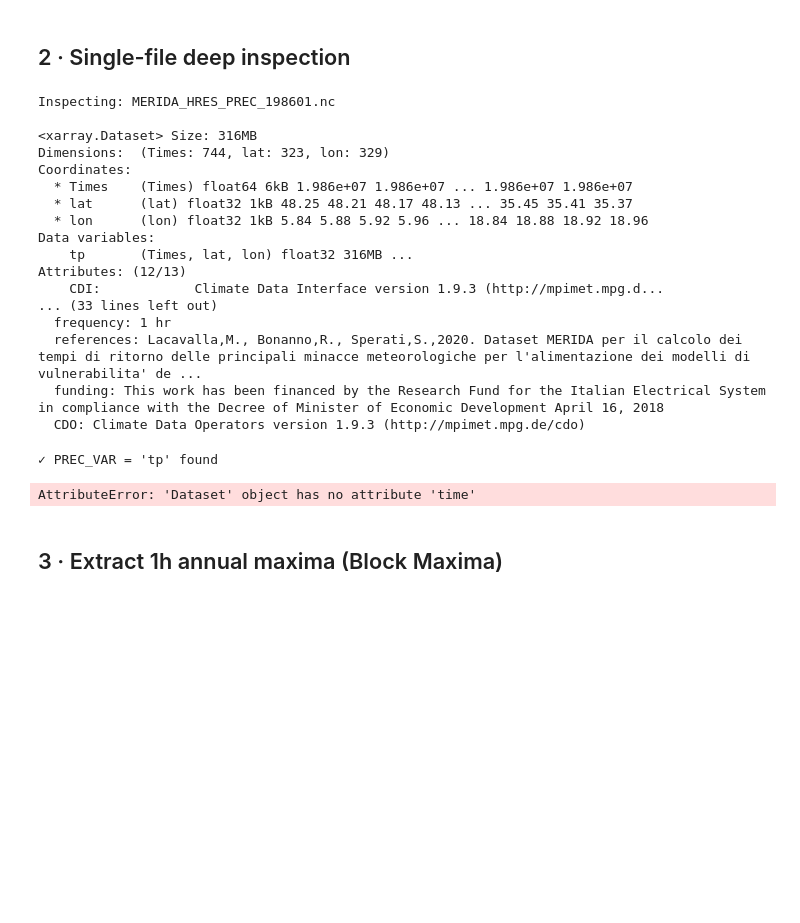
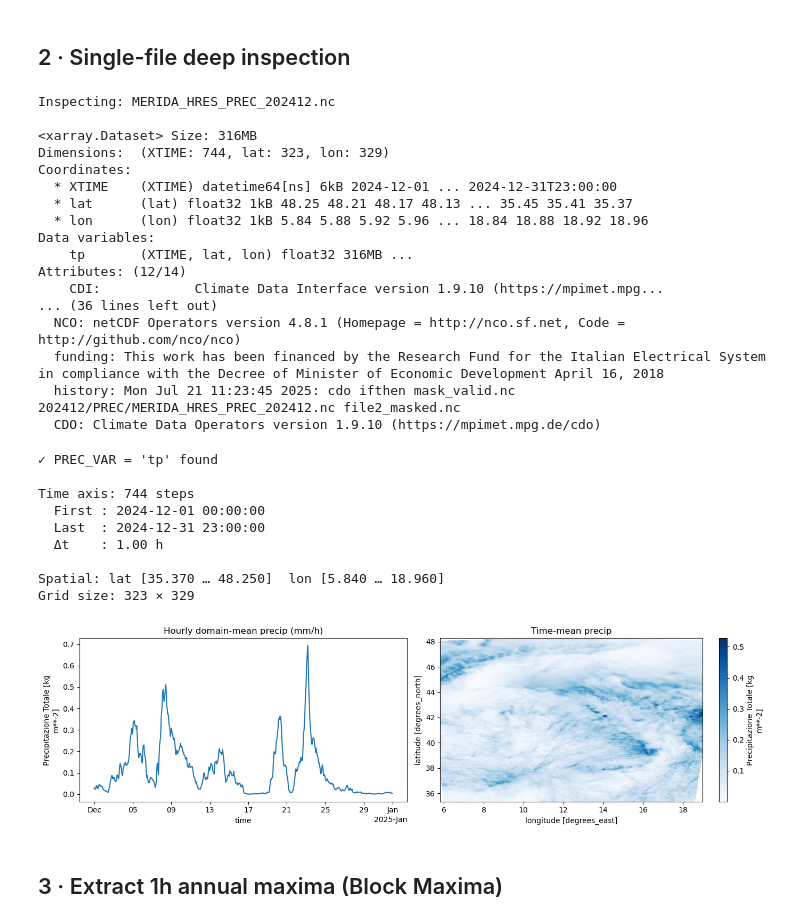
Before and after one commit to carI-Io/hazard-heavy-rain, a Jupyter notebook: MERIDA_HRES_1h_RP_maps_v3.ipynb, the cells around one changed output. Saved outputs shown, nothing was run; the diff lists cells and outputs as text; code cells hidden in the pictures; blank space fills up the shorter version.

```diff
--- a/MERIDA_HRES_1h_RP_maps_v3.ipynb
+++ b/MERIDA_HRES_1h_RP_maps_v3.ipynb
@@ -126,7 +127,7 @@ File size  min=285.7 MB  max=316.3 MB  mean=310.6 MB
 ## 2 · Single-file deep inspection
 # %%
 # Use the first file for inspection; repeat on a 'problem' file if needed
-sample_path = df_inv.iloc[0].path
+sample_path = df_inv.iloc[-1].path
 print(f"Inspecting: {sample_path.name}\n")
 
 ds = xr.open_dataset(sample_path, engine="netcdf4")
@@ -146,23 +147,23 @@ print("\n--- Global attributes ---")
 for k,v in ds.attrs.items():
     print(f"  {k}: {v}")
 # %% [output]
-Inspecting: MERIDA_HRES_PREC_198601.nc
+Inspecting: MERIDA_HRES_PREC_202412.nc
 
 <xarray.Dataset> Size: 316MB
-Dimensions:  (Times: 744, lat: 323, lon: 329)
+Dimensions:  (XTIME: 744, lat: 323, lon: 329)
 Coordinates:
-  * Times    (Times) float64 6kB 1.986e+07 1.986e+07 ... 1.986e+07 1.986e+07
+  * XTIME    (XTIME) datetime64[ns] 6kB 2024-12-01 ... 2024-12-31T23:00:00
   * lat      (lat) float32 1kB 48.25 48.21 48.17 48.13 ... 35.45 35.41 35.37
   * lon      (lon) float32 1kB 5.84 5.88 5.92 5.96 ... 18.84 18.88 18.92 18.96
 Data variables:
-    tp       (Times, lat, lon) float32 316MB ...
-Attributes: (12/13)
-    CDI:            Climate Data Interface version 1.9.3 (http://mpimet.mpg.d...
-... (33 lines left out)
-  frequency: 1 hr
-  references: Lacavalla,M., Bonanno,R., Sperati,S.,2020. Dataset MERIDA per il calcolo dei tempi di ritorno delle principali minacce meteorologiche per l'alimentazione dei modelli di vulnerabilita' de ...
+    tp       (XTIME, lat, lon) float32 316MB ...
+Attributes: (12/14)
+    CDI:            Climate Data Interface version 1.9.10 (https://mpimet.mpg...
+... (36 lines left out)
+  NCO: netCDF Operators version 4.8.1 (Homepage = http://nco.sf.net, Code = http://github.com/nco/nco)
   funding: This work has been financed by the Research Fund for the Italian Electrical System in compliance with the Decree of Minister of Economic Development April 16, 2018
-  CDO: Climate Data Operators version 1.9.3 (http://mpimet.mpg.de/cdo)
+  history: Mon Jul 21 11:23:45 2025: cdo ifthen mask_valid.nc 202412/PREC/MERIDA_HRES_PREC_202412.nc file2_masked.nc
+  CDO: Climate Data Operators version 1.9.10 (https://mpimet.mpg.de/cdo)
 # %%
 # Auto-detect precipitation variable if default doesn't exist
 if PREC_VAR not in ds.data_vars:
@@ -178,7 +179,7 @@ else:
     print(f"✓ PREC_VAR = '{PREC_VAR}' found")
 
 # Time-axis inspection
-t = ds.time.values
+t = ds.XTIME.values
 print(f"\nTime axis: {len(t)} steps")
 print(f"  First : {pd.Timestamp(t[0])}")
 print(f"  Last  : {pd.Timestamp(t[-1])}")
@@ -198,26 +199,35 @@ print(f"Grid size: {len(lat)} × {len(lon)}")
 ds.close()
 # %% [output]
 ✓ PREC_VAR = 'tp' found
+
+Time axis: 744 steps
+  First : 2024-12-01 00:00:00
+  Last  : 2024-12-31 23:00:00
+  Δt    : 1.00 h
+
+Spatial: lat [35.370 … 48.250]  lon [5.840 … 18.960]
+Grid size: 323 × 329
-AttributeError: 'Dataset' object has no attribute 'time'
 # %%
 # Quick spatial and temporal plot of the sample file
 ds = xr.open_dataset(sample_path)
 da = ds[PREC_VAR]
 
 fig, axes = plt.subplots(1, 2, figsize=(14, 4))
 
 # Spatial mean
-da.mean(dim=[d for d in da.dims if d != 'time']).plot(ax=axes[0])
+da.mean(dim=[d for d in da.dims if d != 'XTIME']).plot(ax=axes[0])
 axes[0].set_title("Hourly domain-mean precip (mm/h)")
 
 # Spatial snapshot — time-mean
-da.mean(dim="time").plot(ax=axes[1], cmap="Blues")
+da.mean(dim="XTIME").plot(ax=axes[1], cmap="Blues")
 axes[1].set_title("Time-mean precip")
 
 plt.tight_layout()
 plt.savefig(OUT_DIR / "00_sample_inspection.png", dpi=120)
 plt.show()
 ds.close()
+# %% [output]
+[figure, added]
 # %% [markdown]
 ## 3 · Extract 1h annual maxima (Block Maxima)
 # %%
```
Also changed, not shown: parts of 14 cells of this notebook, 1 other file.
